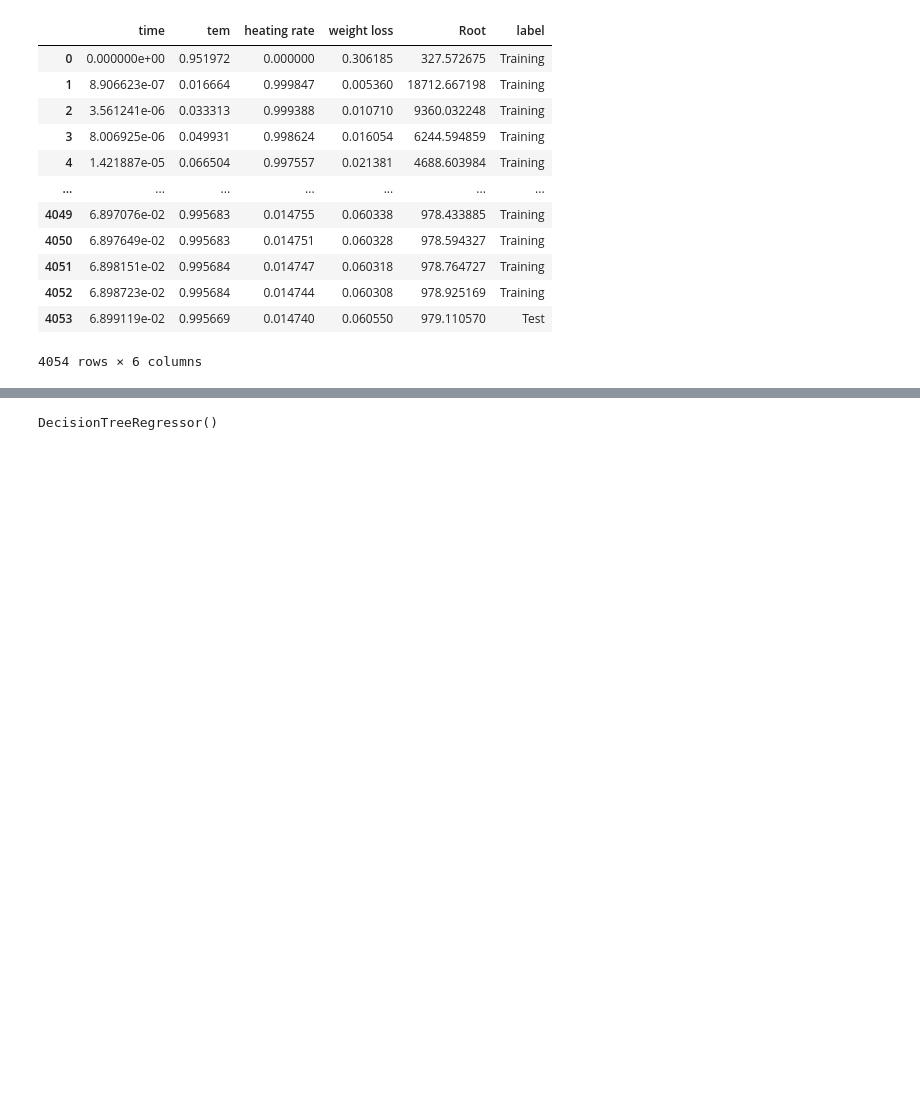
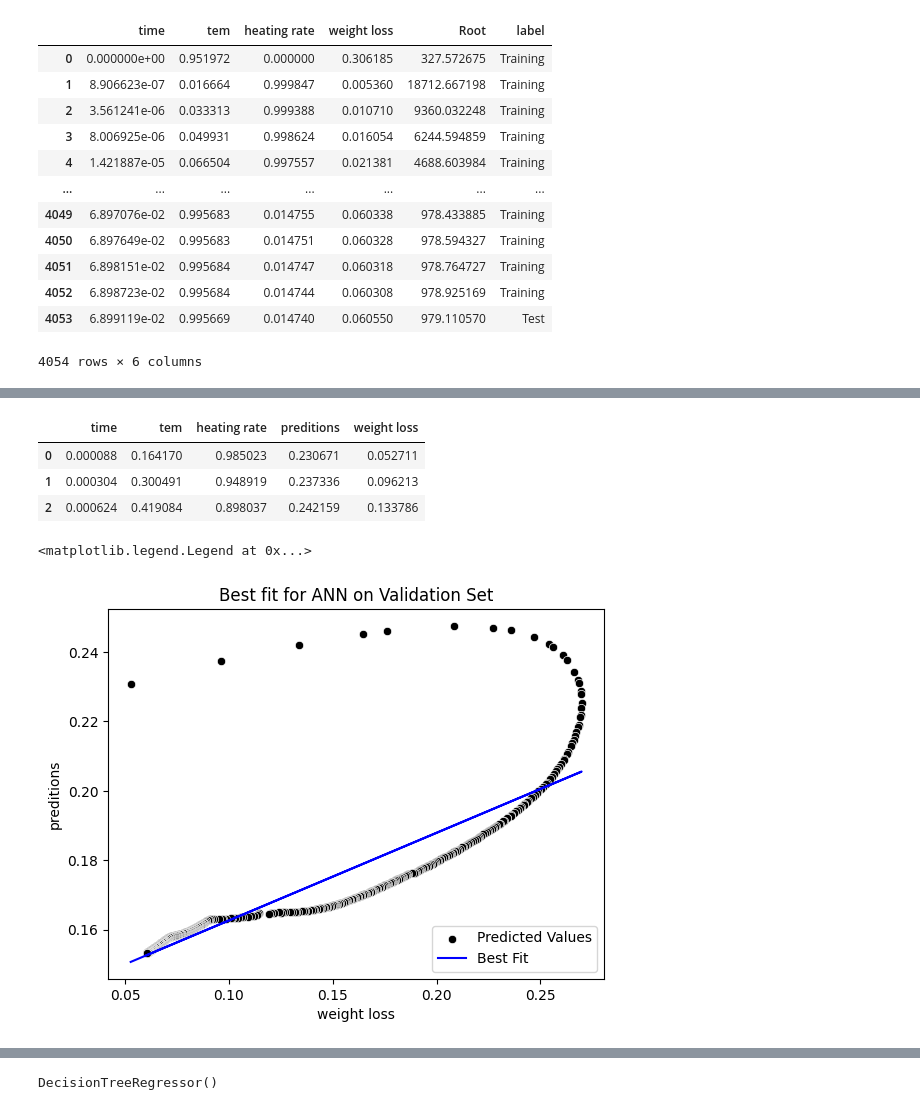
Before and after one commit to Noob919/Python_Basic, a Jupyter notebook: Aged_pet_weight_loss.ipynb, the cells around one changed output, grey strips where cells are left out. Saved outputs shown, nothing was run; the diff lists cells and outputs as text; code cells hidden in the pictures; blank space fills up the shorter version.

```diff
--- a/Aged_pet_weight_loss.ipynb
+++ b/Aged_pet_weight_loss.ipynb
@@ -92,0 +168,2 @@ Root = df_training['Root']
+# %%
+predictions = model.predict(X_val)
@@ -92,0 +182,4 @@ Root = df_training['Root']
+# %%
+X_val_df = pd.DataFrame(X_val)
+X_val_df = X_val_df.reset_index(drop = True)
+X_val_df
@@ -92,0 +200,23 @@ Root = df_training['Root']
+# %%
+prediction = pd.DataFrame(predictions)
+y_val_df =  pd.DataFrame(y_val)
+y_val_df = y_val_df.reset_index(drop= True)
+final_df = pd.concat([X_val_df,prediction,y_val_df],axis =1)
+final_df.rename(columns={0: "preditions"}, errors="raise",inplace =  True)
+final_df.head(3)
+# %% [output]
+|  | time | tem | heating rate | preditions | weight loss |
+| 0 | 0.000088 | 0.164170 | 0.985023 | 0.230671 | 0.052711 |
+| 1 | 0.000304 | 0.300491 | 0.948919 | 0.237336 | 0.096213 |
+| 2 | 0.000624 | 0.419084 | 0.898037 | 0.242159 | 0.133786 |
+# %%
+x = final_df['weight loss']
+y = final_df['preditions']
+a,b = np.polyfit(x,y,1)
+sns.scatterplot(data=final_df, x='weight loss', y='preditions', color='black', label='Predicted Values')
+plt.plot(x, a*x+b, color='blue', label = 'Best Fit')
+plt.title('Best fit for ANN on Validation Set')
+plt.legend()
+# %% [output]
+<matplotlib.legend.Legend at 0x...>
+[figure, added]
```
Also changed, not shown: parts of 15 cells of this notebook.
